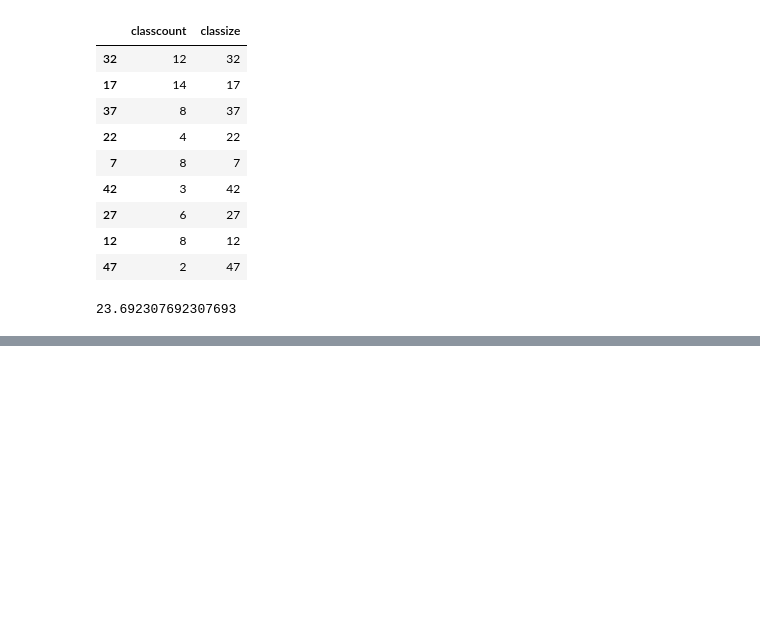
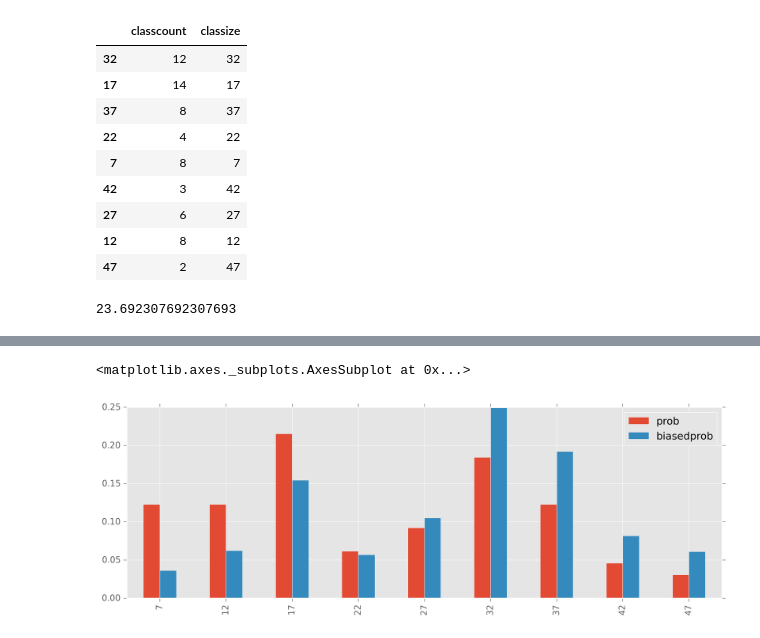
Before and after one commit to doolingdavid/ThinkStats2, a Jupyter notebook: code/chap01ex.ipynb, the cells around one changed output, grey strips where cells are left out. Drawn from its saved outputs; the diff is of its cells as text; code cells hidden in the pictures; blank space fills up the shorter version.

```diff
--- a/code/chap01ex.ipynb
+++ b/code/chap01ex.ipynb
@@ -717,0 +720,2 @@ dclasses
+# %%
+dclasses['prob'] = dclasses['classcount']/dclasses['classcount'].sum()
@@ -717,0 +735,3 @@ dclasses
+# %%
+dclasses['biasedprob'] = dclasses['prob']*dclasses['classize']
+dclasses['biasedprob'] = dclasses['biasedprob']/dclasses['biasedprob'].sum()
@@ -717,0 +751,5 @@ dclasses
+# %%
+dclasses[['prob','biasedprob']].sort_index().plot(kind='bar')
+# %% [output]
+<matplotlib.axes._subplots.AxesSubplot at 0x...>
+[figure, added]
```
Also changed, not shown: parts of 3 cells of this notebook.
